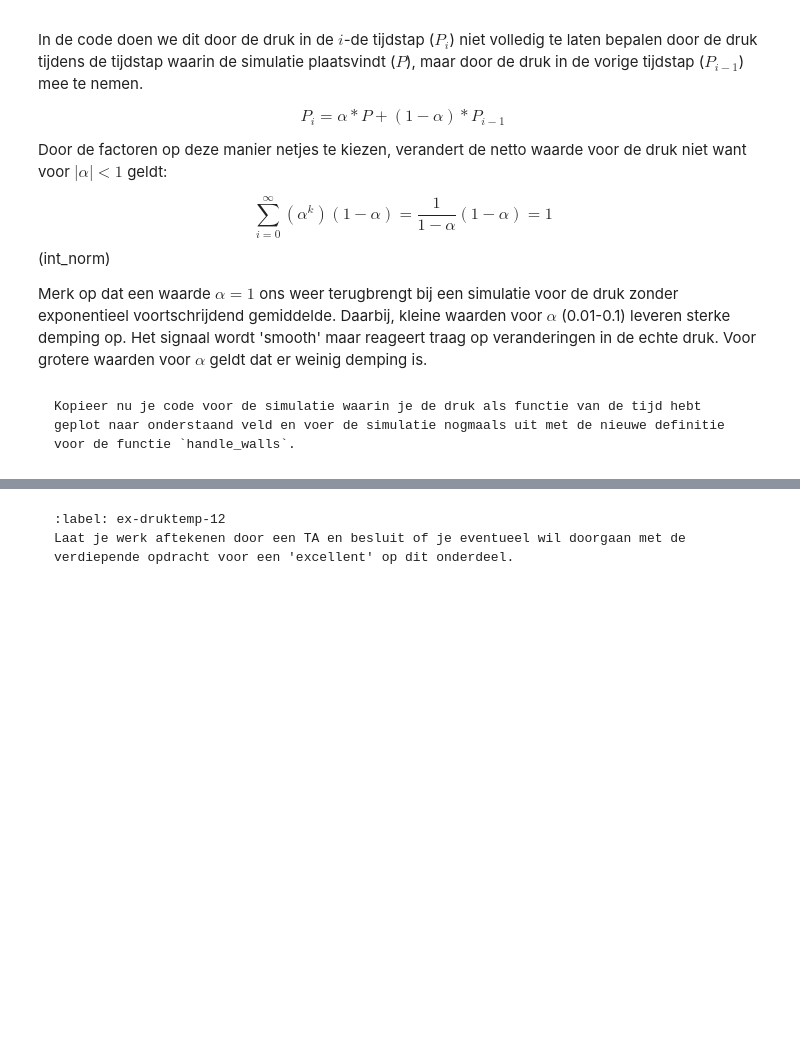
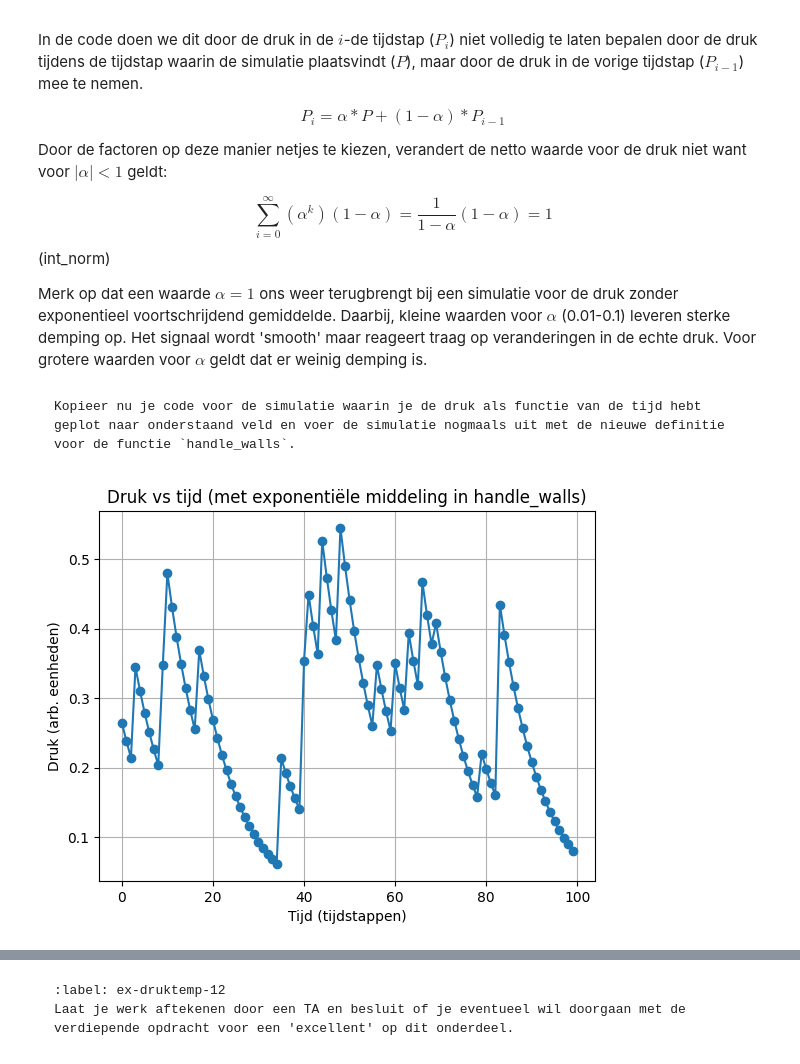
Before and after one commit to TijlGerritsen/Groep_1, a Jupyter notebook: Content/PySim/5_druktemp.ipynb, the cells around one changed output, grey strips where cells are left out. Cells and saved outputs as stored; diff of their text form; code cells hidden in the pictures; blank space fills up the shorter version.

````diff
--- a/Content/PySim/5_druktemp.ipynb
+++ b/Content/PySim/5_druktemp.ipynb
@@ -372,9 +413,26 @@ def handle_walls(particles):
 Kopieer nu je code voor de simulatie waarin je de druk als functie van de tijd hebt geplot naar onderstaand veld en voer de simulatie nogmaals uit met de nieuwe definitie voor de functie `handle_walls`.
 ```
 # %%
-# RUIMTE VOOR GEKOPIEERDE FUNCTIE
+# Simulatie met nieuwe handle_walls (met smoothing) — druk vs tijd
+particles = []
+create_particles(particles)
 
-#your code/answer
+pressures = np.zeros(100, dtype=float)
+times = np.arange(100)
+
+for i in range(100):
+    take_time_step(particles)      # roept handle_walls aan en werkt globale `pressure` bij
+    pressures[i] = pressure
+
+plt.figure()
+plt.plot(times, pressures, marker='o', linestyle='-')
+plt.xlabel('Tijd (tijdstappen)')
+plt.ylabel('Druk (arb. eenheden)')
+plt.title('Druk vs tijd (met exponentiële middeling in handle_walls)')
+plt.grid()
+plt.show()
+# %% [output]
+[figure, added]
 # %% [markdown]
 Met de middeling kan je beter zien wat de gemiddelde waarde voor de druk in dit systeem is. Als dit voor jouw simulatie lastig is kan je de factor `alpha` aanpassen in de functie 'handle_walls`, zodat je over een langere periode het gemiddelde neemt. Hou daarbij wel rekening met de eis in [bovenstaande formule](#int_norm)
 
````
Also changed, not shown: parts of 4 cells of this notebook.
